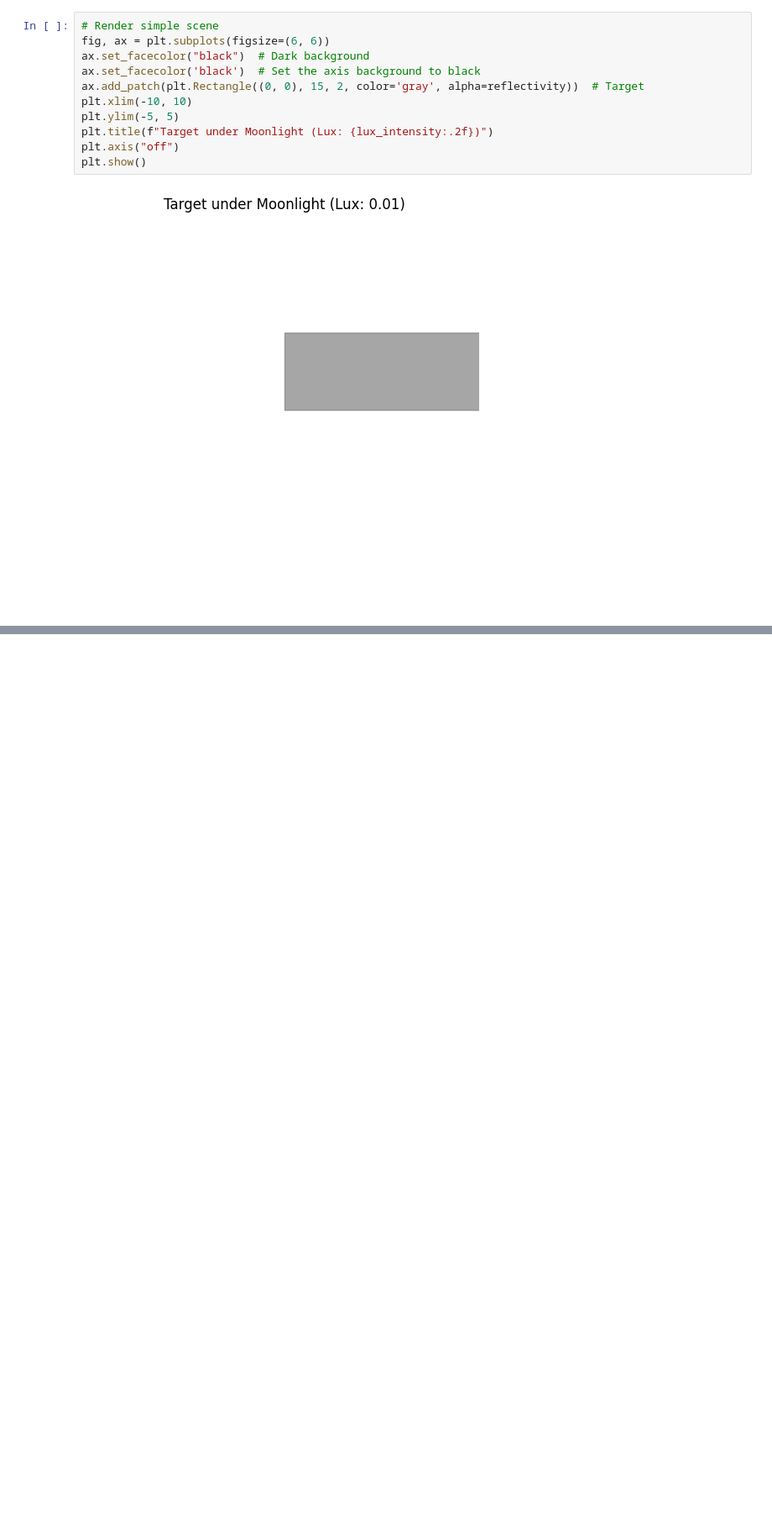
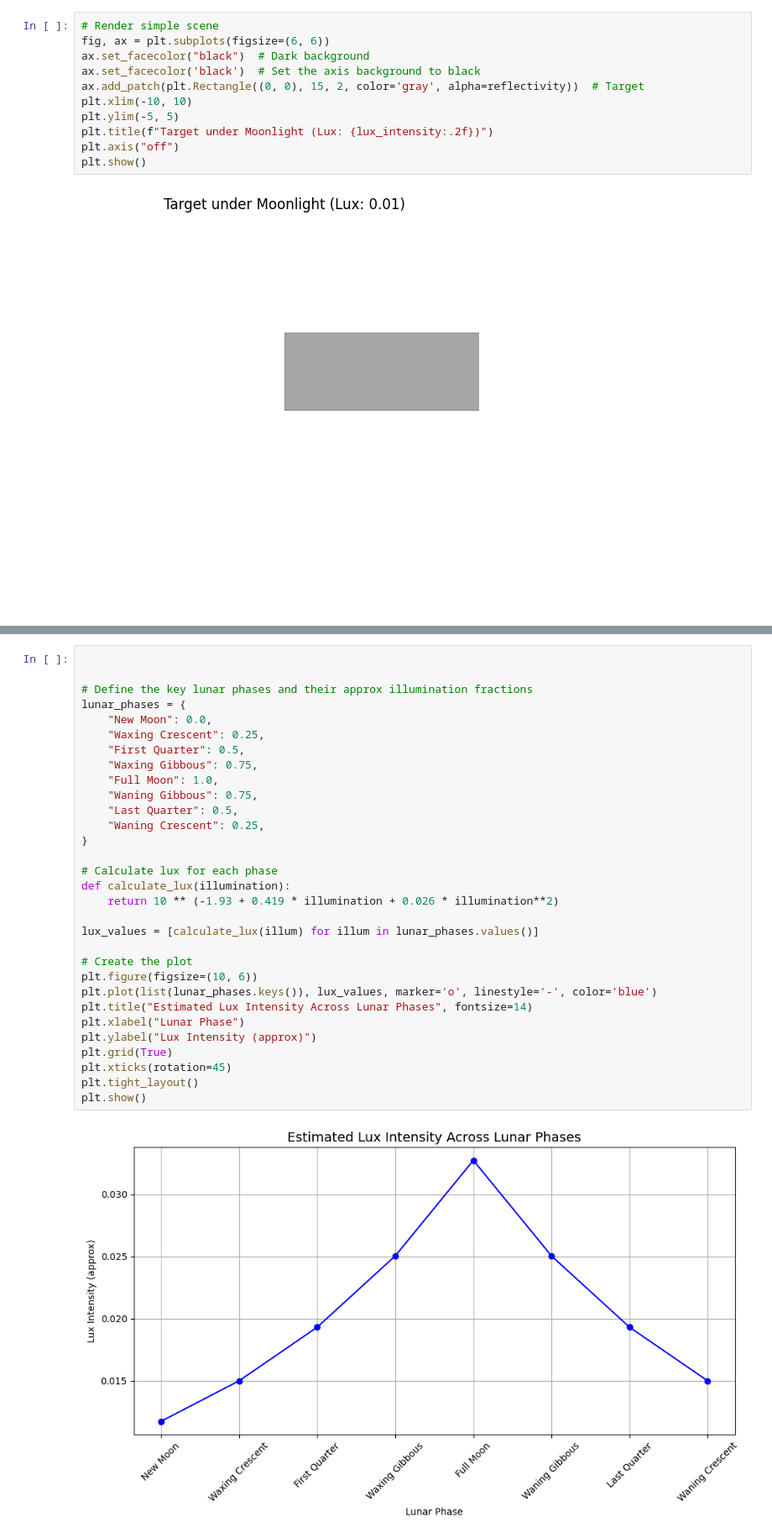
Before and after one commit to laurenpeddle/Airbus-Project, a Jupyter notebook: Jupyter_Notebooks/Project_Code.ipynb, the cells around one changed output, grey strips where cells are left out. Shown at 84% size. Saved outputs shown, nothing was run; the diff lists cells and outputs as text; blank space fills up the shorter version.

```diff
--- a/Jupyter_Notebooks/Project_Code.ipynb
+++ b/Jupyter_Notebooks/Project_Code.ipynb
@@ -136,0 +231,33 @@ plt.show()
+# %%
+
+
+# Define the key lunar phases and their approx illumination fractions
+lunar_phases = {
+    "New Moon": 0.0,
+    "Waxing Crescent": 0.25,
+    "First Quarter": 0.5,
+    "Waxing Gibbous": 0.75,
+    "Full Moon": 1.0,
+    "Waning Gibbous": 0.75,
+    "Last Quarter": 0.5,
+    "Waning Crescent": 0.25,
+}
+
+# Calculate lux for each phase
+def calculate_lux(illumination):
+    return 10 ** (-1.93 + 0.419 * illumination + 0.026 * illumination**2)
+
+lux_values = [calculate_lux(illum) for illum in lunar_phases.values()]
+
+# Create the plot
+plt.figure(figsize=(10, 6))
+plt.plot(list(lunar_phases.keys()), lux_values, marker='o', linestyle='-', color='blue')
+plt.title("Estimated Lux Intensity Across Lunar Phases", fontsize=14)
+plt.xlabel("Lunar Phase")
+plt.ylabel("Lux Intensity (approx)")
+plt.grid(True)
+plt.xticks(rotation=45)
+plt.tight_layout()
+plt.show()
+# %% [output]
+[figure, added]
```
Also changed, not shown: parts of 6 cells of this notebook, 4 other files.
